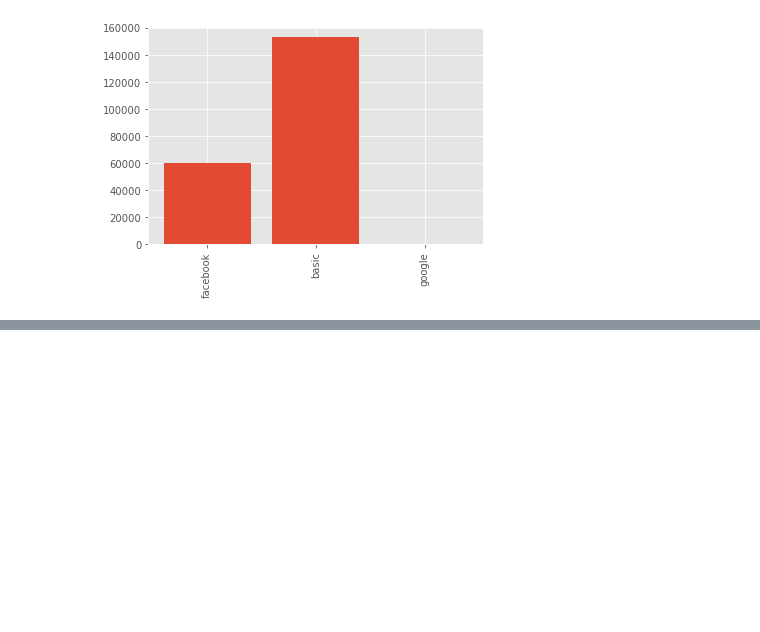
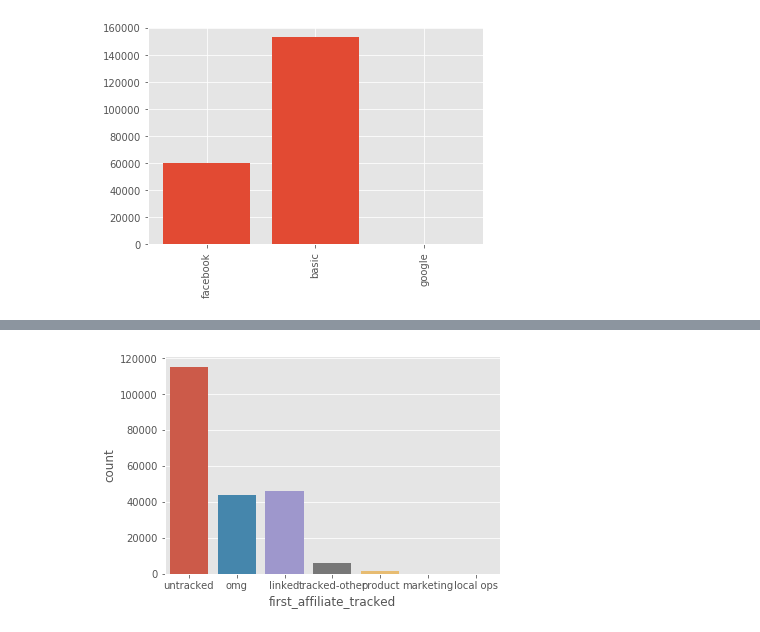
Before and after one commit to anupam-dewan/MLProject, a Jupyter notebook: MLPS_Project.ipynb, the cells around one changed output, grey strips where cells are left out. Cells and saved outputs as stored; diff of their text form; code cells hidden in the pictures; blank space fills up the shorter version.

```diff
--- a/MLPS_Project.ipynb
+++ b/MLPS_Project.ipynb
@@ -38,6 +38,5 @@ freq       29863
 Name: gender, dtype: object
 # %%
-train = pd.read_csv('project/train_users_2.csv')
 train.timestamp_first_active[0]
 # %% [output]
 20090319043255
@@ -72,3 +71,7 @@ Counter({'basic': 152897, 'facebook': 60008, 'google': 546})
 [figure]
 # %%
 train.drop('date_first_booking', axis=1, inplace=True)
+# %%
+train.first_affiliate_tracked.value_counts()
+train.first_affiliate_tracked.fillna('untracked',inplace=True)
+train.first_affiliate_tracked.value_counts()
@@ -74,0 +87,6 @@ train.drop('date_first_booking', axis=1, inplace=True)
+# %%
+import seaborn as sns
+sns.countplot(train.first_affiliate_tracked)
+train['age'].fillna(-1, inplace=True)
+# %% [output]
+[figure, added]
```
Also changed, not shown: parts of 23 cells of this notebook, 1 other file.
